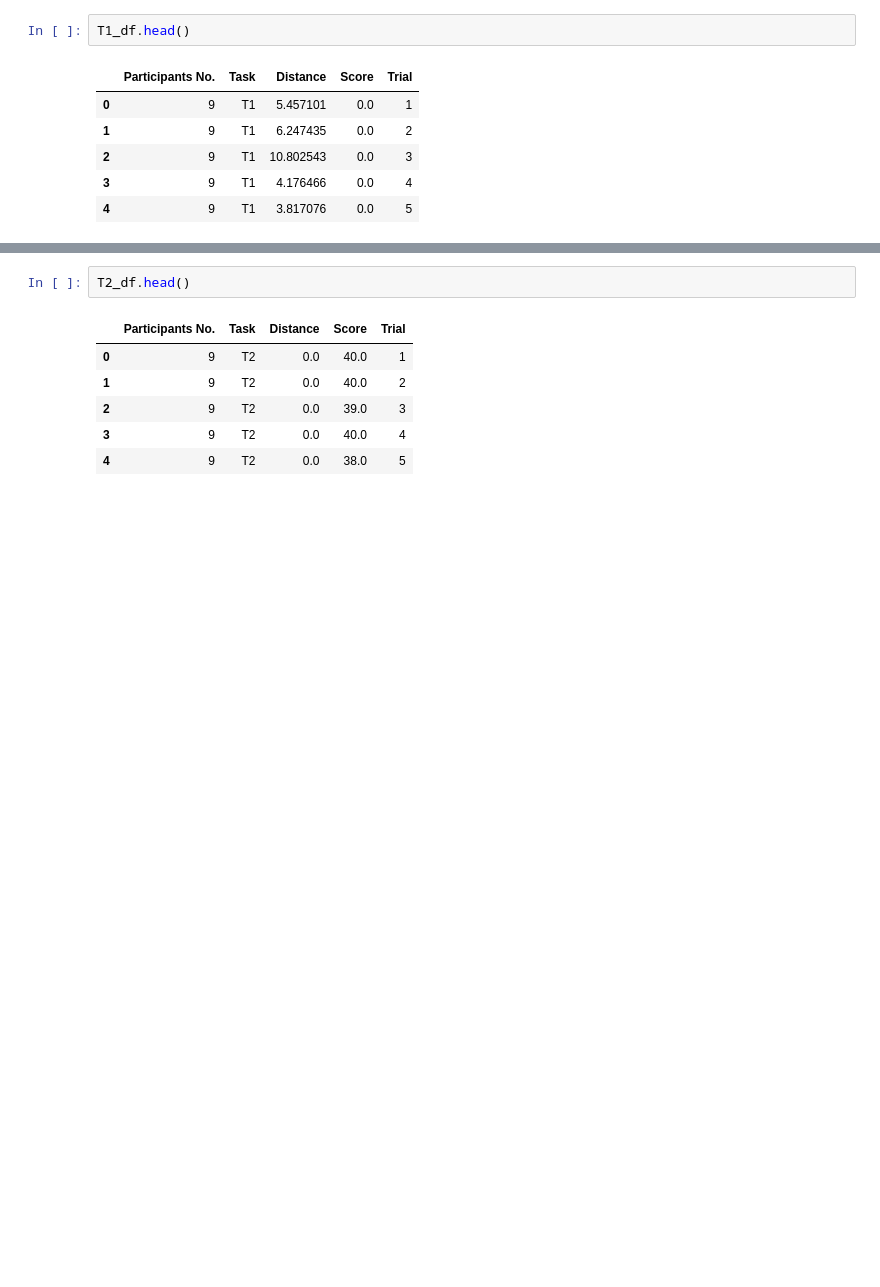
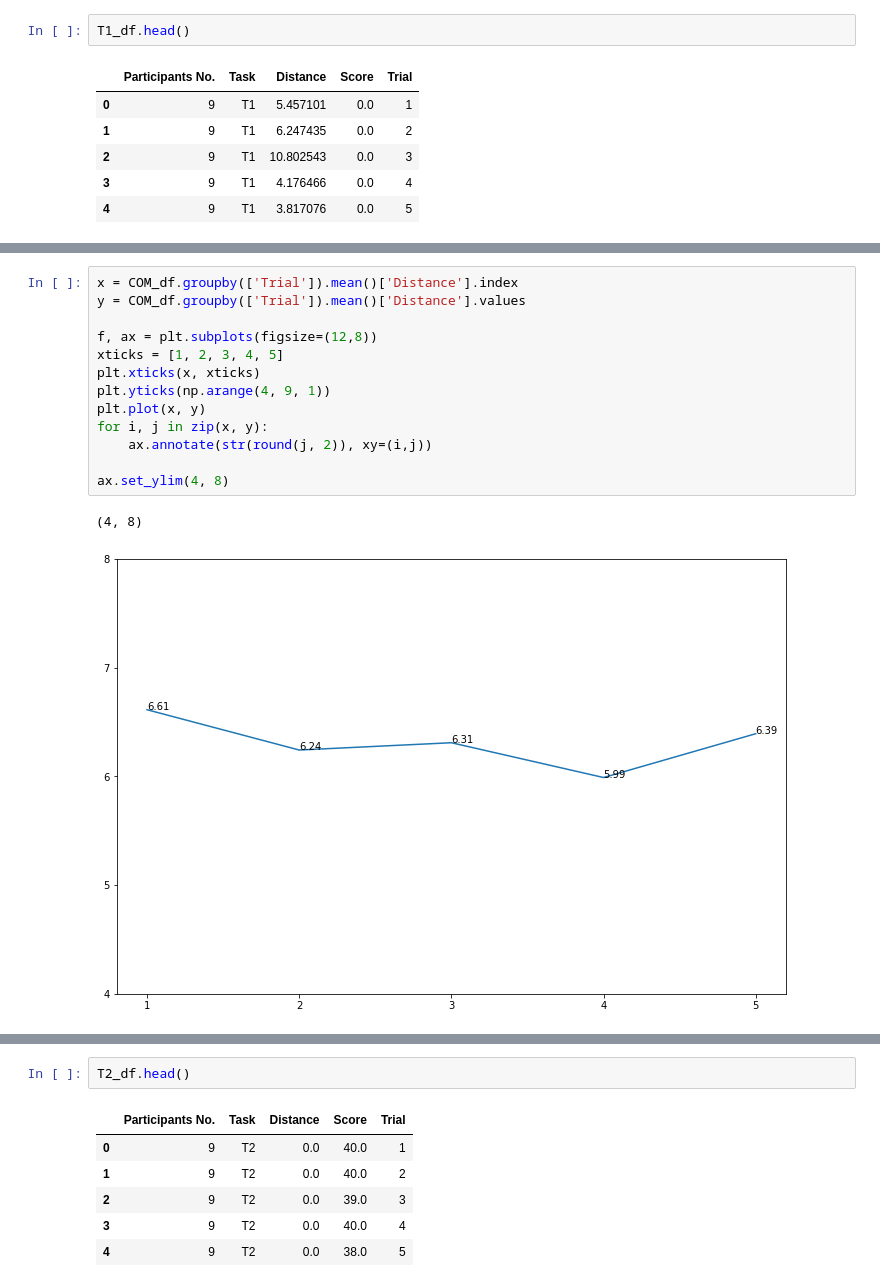
Before and after one commit to outtoin/statistics_practice, a Jupyter notebook: JediFlight_Statistics.ipynb, the cells around one changed output, grey strips where cells are left out. Drawn from its saved outputs; the diff is of its cells as text; blank space fills up the shorter version.

```diff
--- a/JediFlight_Statistics.ipynb
+++ b/JediFlight_Statistics.ipynb
@@ -135,0 +148,16 @@ T1_df.head()
+# %%
+x = COM_df.groupby(['Trial']).mean()['Distance'].index
+y = COM_df.groupby(['Trial']).mean()['Distance'].values
+
+f, ax = plt.subplots(figsize=(12,8))
+xticks = [1, 2, 3, 4, 5]
+plt.xticks(x, xticks)
+plt.yticks(np.arange(4, 9, 1))
+plt.plot(x, y)
+for i, j in zip(x, y):
+    ax.annotate(str(round(j, 2)), xy=(i,j))
+
+ax.set_ylim(4, 8)
+# %% [output]
+(4, 8)
+[figure, added]
```
Also changed, not shown: parts of 3 cells of this notebook.
